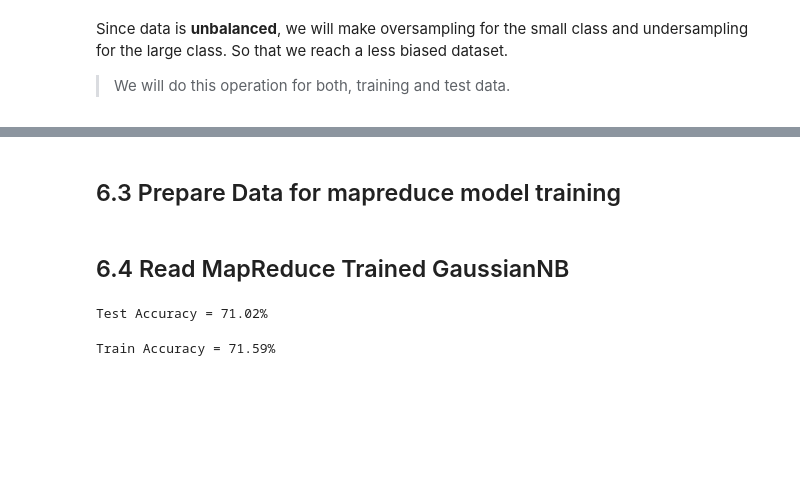
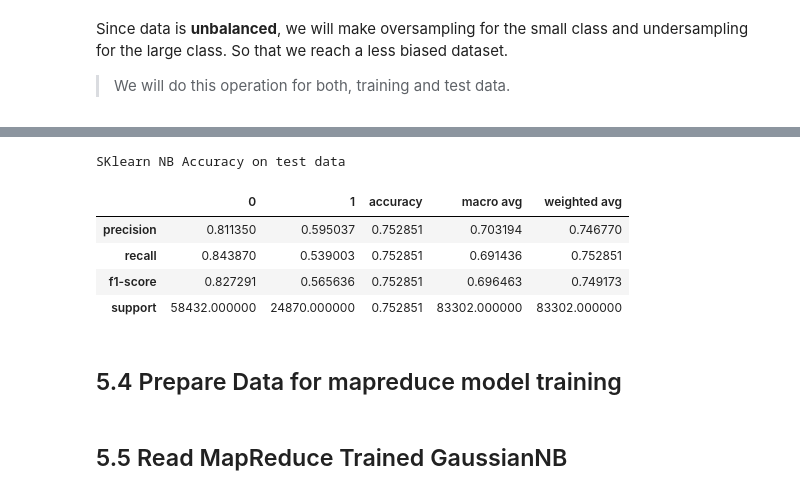
Before and after one commit to SaadBadr/heart-disease-indicators, a Jupyter notebook: notebook.ipynb, the cells around one changed output, grey strips where cells are left out. Saved outputs shown, nothing was run; the diff lists cells and outputs as text; code cells hidden in the pictures; blank space fills up the shorter version.

```diff
--- a/notebook.ipynb
+++ b/notebook.ipynb
@@ -475,5 +458,16 @@ Accuracy = 69.62%
+# %%
+print('SKlearn NB Accuracy on test data')
+predicted_classes = sklearn_clf.predict(X_test)
+pd.DataFrame(classification_report(y_test, predicted_classes, output_dict=True))
+# %% [output]
+SKlearn NB Accuracy on test data
+|  | 0 | 1 | accuracy | macro avg | weighted avg |
+| precision | 0.811350 | 0.595037 | 0.752851 | 0.703194 | 0.746770 |
+| recall | 0.843870 | 0.539003 | 0.752851 | 0.691436 | 0.752851 |
+| f1-score | 0.827291 | 0.565636 | 0.752851 | 0.696463 | 0.749173 |
+| support | 58432.000000 | 24870.000000 | 0.752851 | 83302.000000 | 83302.000000 |
 # %% [markdown]
-## 6.3 Prepare Data for mapreduce model training
+## 5.4 Prepare Data for mapreduce model training
 # %%
 out = X_train.copy()
 out.insert(0, 'y', y_train)
@@ -481,5 +475,5 @@ out.to_csv("training_data.csv",header=False, index=False)
 # %% [markdown]
-## 6.4 Read MapReduce Trained GaussianNB
+## 5.5 Read MapReduce Trained GaussianNB
 # %%
 import math
 import json
@@ -554,15 +548,3 @@ class GaussianNB_CLF:
         return pred
 # %%
 our_clf = GaussianNB_CLF('model.txt')
-# %%
-predicted_classes = our_clf.predict(X_test.values)
-accuracy = (predicted_classes == y_test).sum() / len(y_test)
-print('Test Accuracy = ' + str(round(accuracy*100,2)) + '%')
-# %% [output]
-Test Accuracy = 71.02%
-# %%
-predicted_classes = our_clf.predict(X_train.values)
-accuracy = (predicted_classes == y_train).sum() / len(y_train)
-print('Train Accuracy = ' + str(round(accuracy*100,2)) + '%')
-# %% [output]
-Train Accuracy = 71.59%
```
Also changed, not shown: parts of 25 cells of this notebook, 8 other files.
